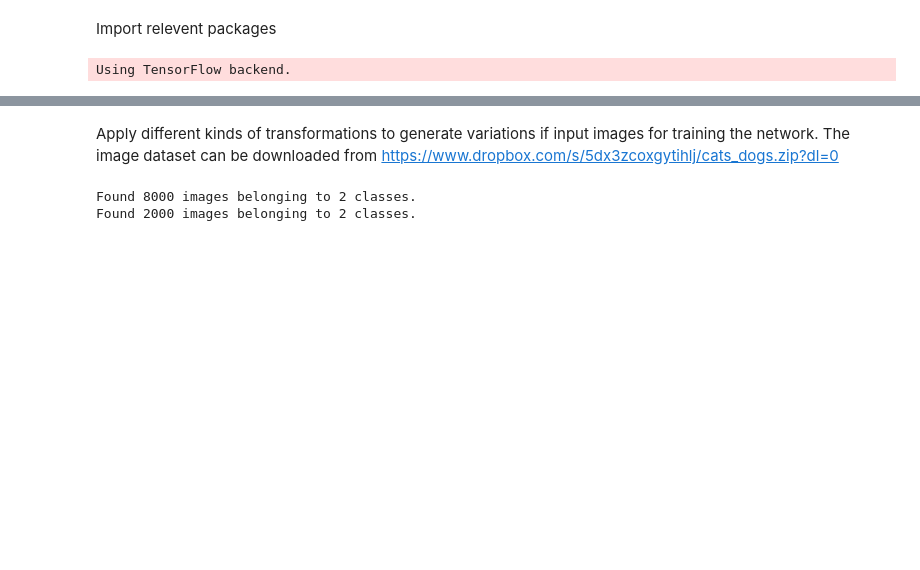
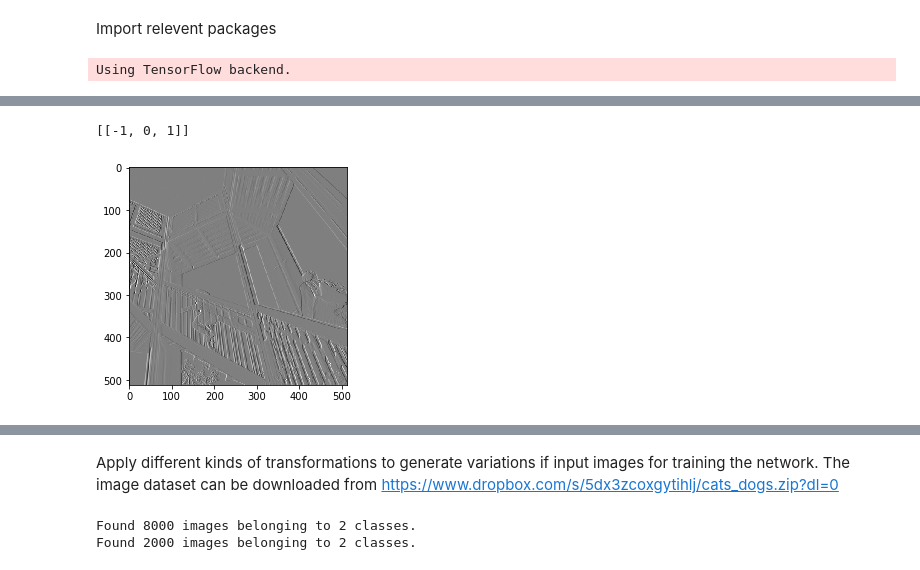
Before and after one commit to sintefmath/GeiloWinterSchool2018, a Jupyter notebook: course_material/CNN.ipynb, the cells around one changed output, grey strips where cells are left out. Cells and saved outputs as stored; diff of their text form; code cells hidden in the pictures; blank space fills up the shorter version.

```diff
--- a/course_material/CNN.ipynb
+++ b/course_material/CNN.ipynb
@@ -20,0 +70,9 @@ Using TensorFlow backend.
+# %%
+dI_dx = [[-1, 0, 1]] # create a [3,1] mask that approximates the x-derivative
+print(dI_dx)
+dx_img = convolve2d(img, dI_dx)
+plt.imshow(dx_img, cmap='gray')
+plt.show()
+# %% [output]
+[[-1, 0, 1]]
+[figure, added]
```
Also changed, not shown: parts of 31 cells of this notebook, 3 other files.
